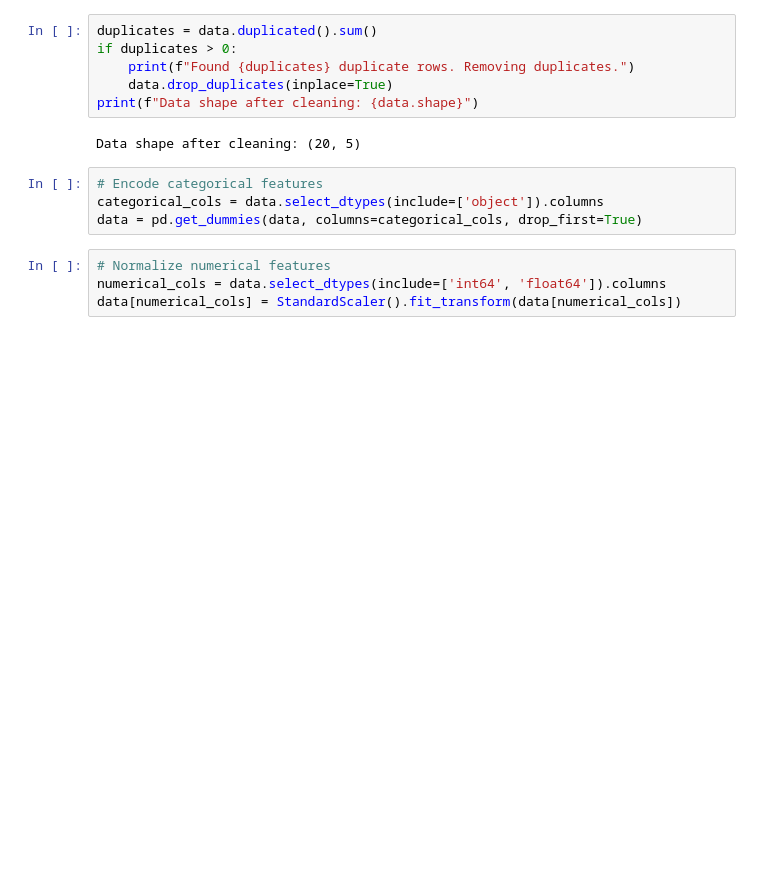
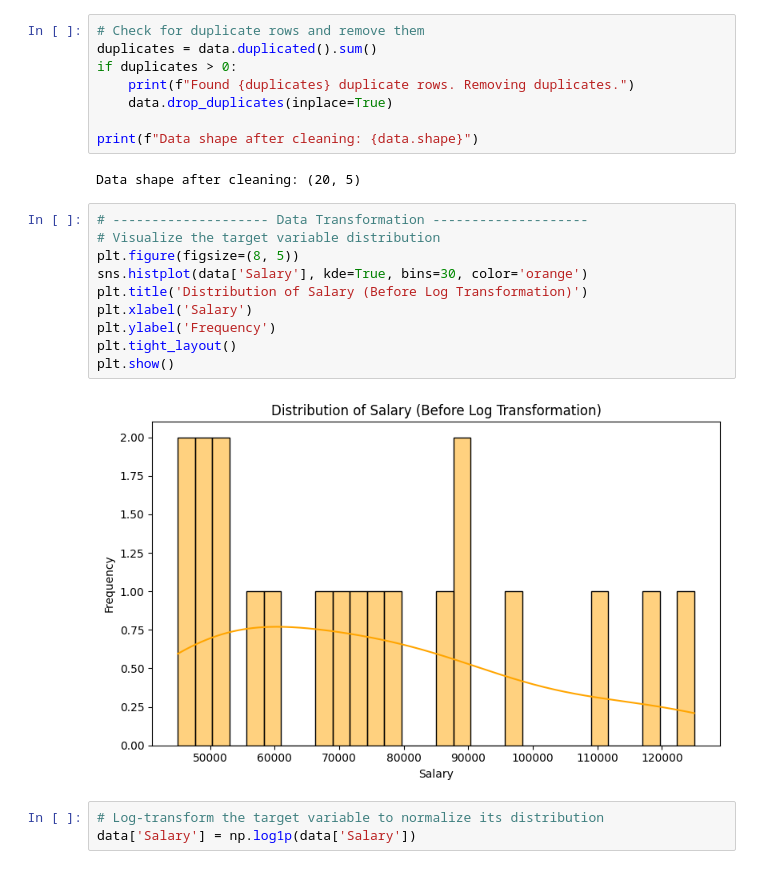
Before and after one commit to DevBatra05/AIML_Sem_4, a Jupyter notebook: Lab_02.ipynb, the cells around one changed output. Saved outputs shown, nothing was run; the diff lists cells and outputs as text; blank space fills up the shorter version.

```diff
--- a/Lab_02.ipynb
+++ b/Lab_02.ipynb
@@ -44,18 +52,27 @@ else:
 No missing values detected.
 [figure]
 # %%
+# Check for duplicate rows and remove them
 duplicates = data.duplicated().sum()
 if duplicates > 0:
     print(f"Found {duplicates} duplicate rows. Removing duplicates.")
     data.drop_duplicates(inplace=True)
+
 print(f"Data shape after cleaning: {data.shape}")
 # %% [output]
 Data shape after cleaning: (20, 5)
-# %%
-# Encode categorical features
-categorical_cols = data.select_dtypes(include=['object']).columns
-data = pd.get_dummies(data, columns=categorical_cols, drop_first=True)
-# %%
-# Normalize numerical features
-numerical_cols = data.select_dtypes(include=['int64', 'float64']).columns
-data[numerical_cols] = StandardScaler().fit_transform(data[numerical_cols])
+# %%
+# -------------------- Data Transformation --------------------
+# Visualize the target variable distribution
+plt.figure(figsize=(8, 5))
+sns.histplot(data['Salary'], kde=True, bins=30, color='orange')
+plt.title('Distribution of Salary (Before Log Transformation)')
+plt.xlabel('Salary')
+plt.ylabel('Frequency')
+plt.tight_layout()
+plt.show()
+# %% [output]
+[figure, added]
+# %%
+# Log-transform the target variable to normalize its distribution
+data['Salary'] = np.log1p(data['Salary'])
```
Also changed, not shown: parts of 15 cells of this notebook.
